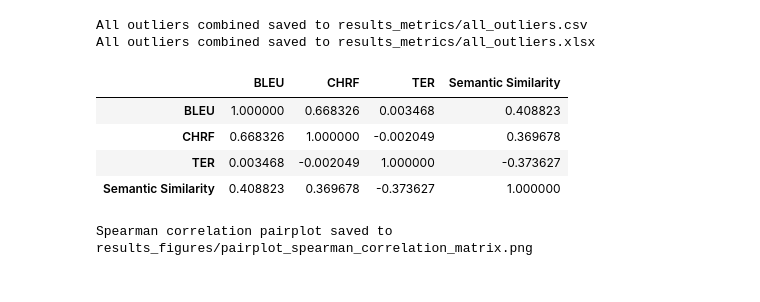
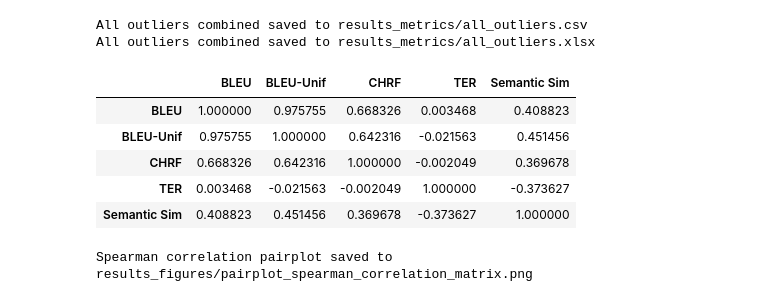
Before and after one commit to pcbrom/bt-conference, a Jupyter notebook: aed_metrics.ipynb, the cells around one changed output. Drawn from its saved outputs; the diff is of its cells as text; code cells hidden in the pictures.

```diff
--- a/aed_metrics.ipynb
+++ b/aed_metrics.ipynb
@@ -103,7 +103,7 @@ def calculate_metrics_for_row(row):
     semantic_similarity = calculate_semantic_similarity(original_text, back_translation)
     bleu_value_uniform = calculate_bleu(translated_tokens, original_tokens, weights=(0.25, 0.25, 0.25, 0.25))
 
-    return pd.Series([bleu_value, chrf_value, ter_value, semantic_similarity, bleu_value_uniform])
+    return pd.Series([bleu_value, bleu_value_uniform, chrf_value, ter_value, semantic_similarity])
 
 def calculate_metrics_for_df(df):
     # tqdm.pandas(desc="Calculating metrics") # Removed progress bar
@@ -117,5 +117,5 @@ def apply_parallel(df, func, n_cores=multiprocessing.cpu_count()):
     pool.join()
     return df
 
-df[['BLEU', 'CHRF', 'TER', 'Semantic Similarity', 'BLEU_uniform']] = apply_parallel(df, calculate_metrics_for_df)
+df[['BLEU', 'BLEU-Unif', 'CHRF', 'TER', 'Semantic Sim']] = apply_parallel(df, calculate_metrics_for_df)
 # %% [output]
@@ -206,7 +206,7 @@ import matplotlib.patches as mpatches
 import os
 
 # Define the metrics
-metrics = ['BLEU', 'CHRF', 'TER', 'Semantic Similarity']
+metrics = ['BLEU', 'BLEU-Unif', 'CHRF', 'TER', 'Semantic Sim']
 
 # Calculate the mean of the metrics per model
 model_means = df.groupby('model')[metrics].mean()
@@ -350,7 +350,7 @@ from statsmodels.sandbox.stats.multicomp import multipletests
 import seaborn as sns
 
 # Define the columns for analysis
-columns = ['BLEU', 'CHRF', 'TER', 'Semantic Similarity']
+columns = ['BLEU', 'BLEU-Unif', 'CHRF', 'TER', 'Semantic Sim']
 
 # Calculate the Spearman correlation matrix
 spearman_corr = df[columns].corr(method='spearman')
@@ -386,38 +386,39 @@ for i in range(spearman_corr.shape[0]):
         else:
             annotations[i, j] = f"{spearman_corr.iloc[i, j]:.2f}"
             if p_values_corrected_matrix[i, j] <= 0.05:
                 annotations[i, j] += "*"  # Add asterisk if significant
 
 # Create the scatter plot matrix with Seaborn's PairGrid
 g = sns.PairGrid(df[columns])
 g.map_lower(sns.scatterplot, color="black")  # Plot scatter plots in the lower triangle
 g.map_diag(sns.histplot, color="lightgray")  # Plot histograms on the diagonal
 g.map_upper(sns.kdeplot, cmap="Blues")       # Plot densities in the upper triangle
 
 # Add correlation annotations to the plots
 for i in range(len(columns)):
     for j in range(i+1, len(columns)):  # Only fill the upper triangle
         g.axes[i, j].annotate(f"Corr: {spearman_corr.iloc[i, j]:.2f}\n",
                               xy=(0.5, 0.5), xycoords="axes fraction", ha="center", va="center",
                               fontsize=12, color="gray")
 
 # Adding the title
 plt.subplots_adjust(top=0.9)  # Adjust the top value as needed
 plt.suptitle('Pairwise scatter plot matrix with Spearman’s correlations and Benjamini-Hochberg correction.', fontsize=14)
 
 
 # Save the figure
 filename = 'results_figures/pairplot_spearman_correlation_matrix.png'
 plt.savefig(filename, dpi=300, bbox_inches='tight')
 plt.close()
 
 print(f"Spearman correlation pairplot saved to {filename}")
 # %% [output]
-|  | BLEU | CHRF | TER | Semantic Similarity |
-| BLEU | 1.000000 | 0.668326 | 0.003468 | 0.408823 |
-| CHRF | 0.668326 | 1.000000 | -0.002049 | 0.369678 |
-| TER | 0.003468 | -0.002049 | 1.000000 | -0.373627 |
-| Semantic Similarity | 0.408823 | 0.369678 | -0.373627 | 1.000000 |
+|  | BLEU | BLEU-Unif | CHRF | TER | Semantic Sim |
+| BLEU | 1.000000 | 0.975755 | 0.668326 | 0.003468 | 0.408823 |
+| BLEU-Unif | 0.975755 | 1.000000 | 0.642316 | -0.021563 | 0.451456 |
+| CHRF | 0.668326 | 0.642316 | 1.000000 | -0.002049 | 0.369678 |
+| TER | 0.003468 | -0.021563 | -0.002049 | 1.000000 | -0.373627 |
+| Semantic Sim | 0.408823 | 0.451456 | 0.369678 | -0.373627 | 1.000000 |
 Spearman correlation pairplot saved to results_figures/pairplot_spearman_correlation_matrix.png
 # %%
 import scipy.stats as ss
```
Also changed, not shown: parts of 10 cells of this notebook, 11 other files.
